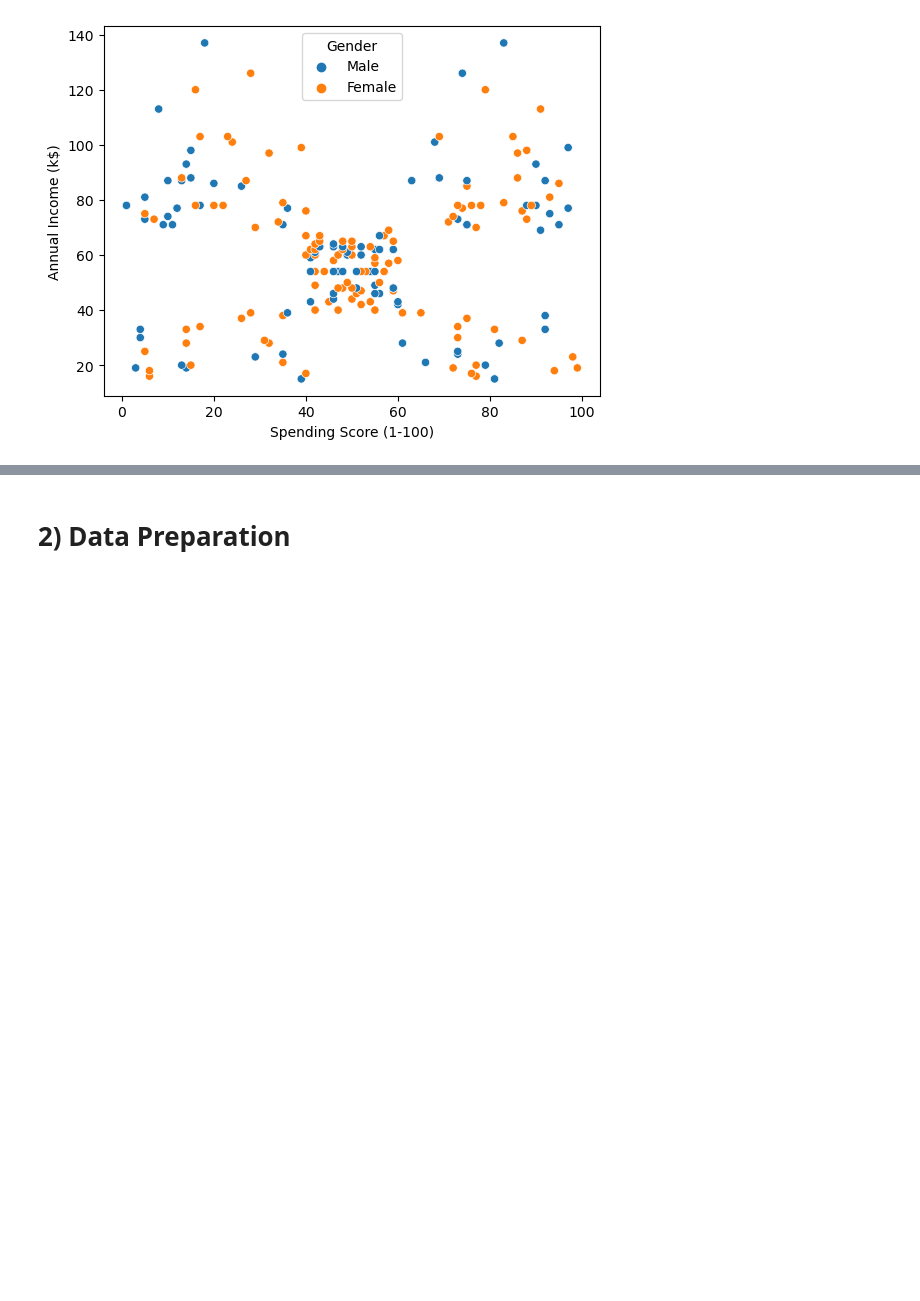
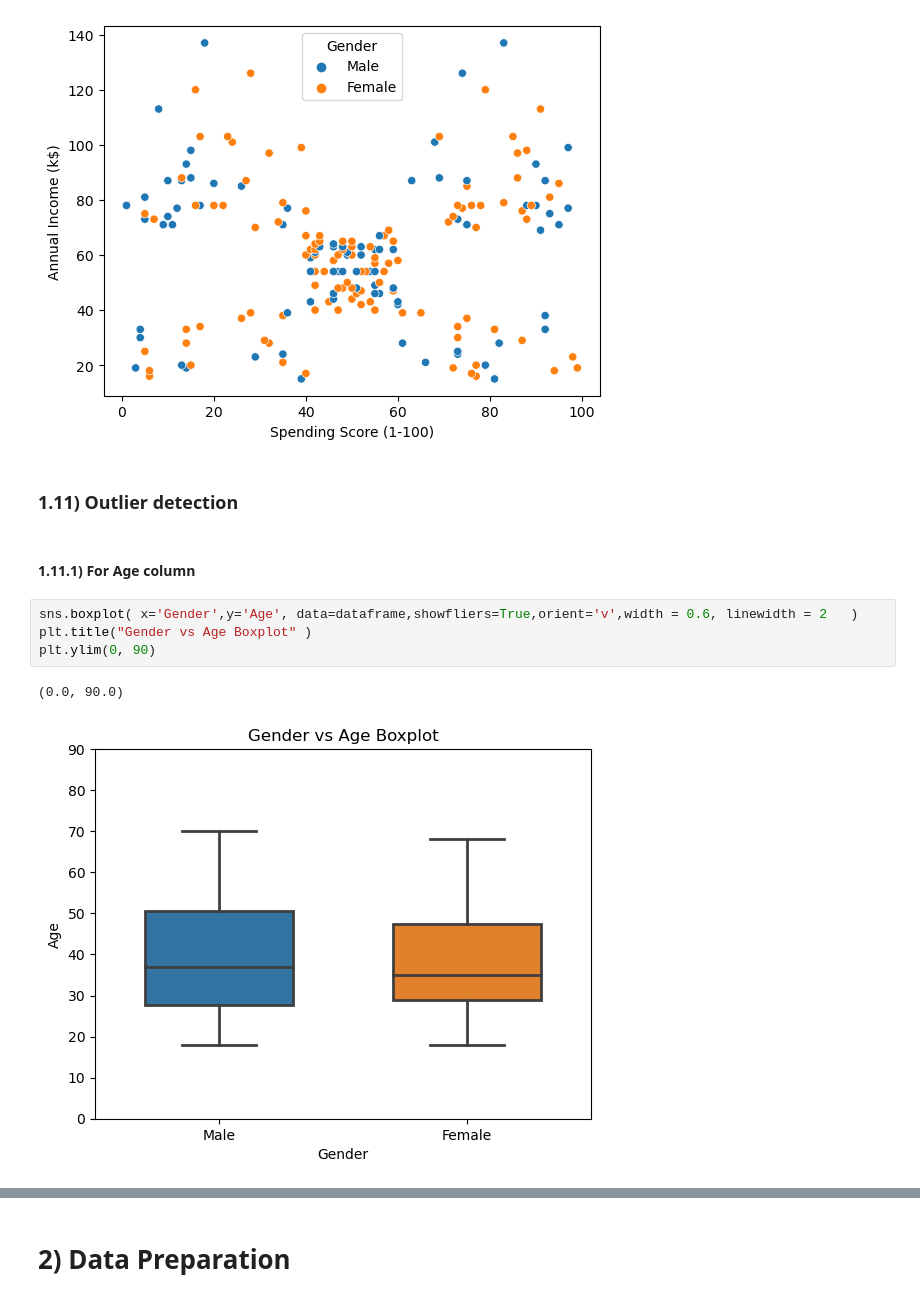
Before and after one commit to sajinamatya/Customer-Segmentation-, a Jupyter notebook: customer segmentation.ipynb, the cells around one changed output, grey strips where cells are left out. Saved outputs shown, nothing was run; the diff lists cells and outputs as text; blank space fills up the shorter version.

```diff
--- a/customer segmentation.ipynb
+++ b/customer segmentation.ipynb
@@ -265,3 +265,14 @@ sns.scatterplot(data = dataframe, x = "Spending Score (1-100)",y="Annual Income
 # %% [output]
 <Axes: xlabel='Spending Score (1-100)', ylabel='Annual Income (k$)'>
 [figure]
+# %% [markdown]
+### 1.11) Outlier detection
+# %% [markdown]
+#### 1.11.1) For Age column
+# %%
+sns.boxplot( x='Gender',y='Age', data=dataframe,showfliers=True,orient='v',width = 0.6, linewidth = 2   )
+plt.title("Gender vs Age Boxplot" )
+plt.ylim(0, 90)
+# %% [output]
+(0.0, 90.0)
+[figure, added]
```
Also changed, not shown: parts of 11 cells of this notebook.
